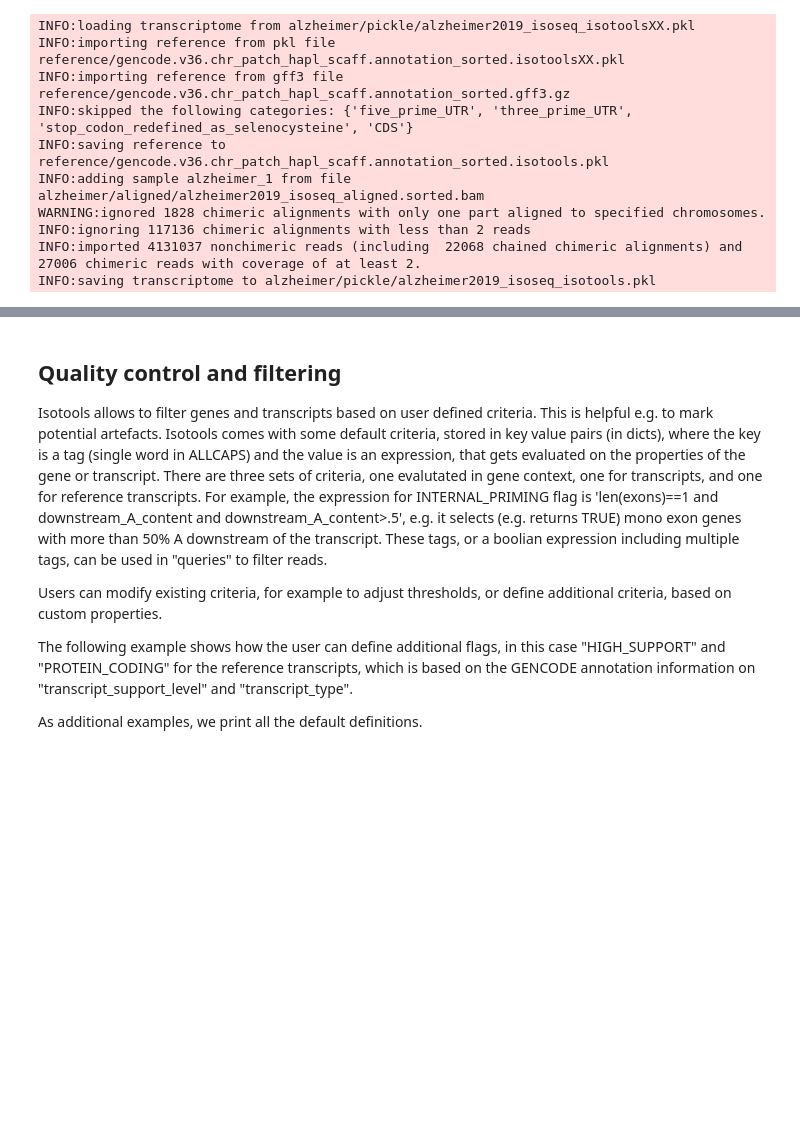
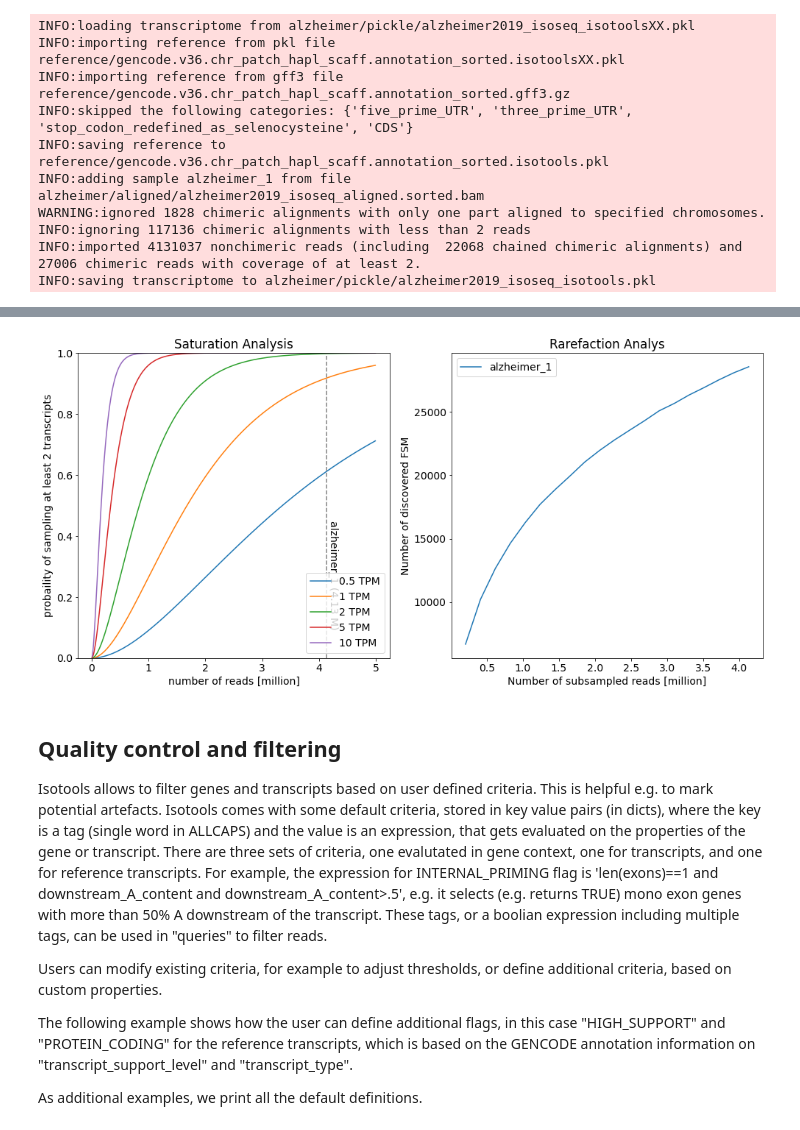
Before and after one commit to MatthiasLienhard/isotools, a Jupyter notebook: docs/notebooks/isotools_alzheimer.ipynb, the cells around one changed output, grey strips where cells are left out. Cells and saved outputs as stored; diff of their text form; code cells hidden in the pictures; blank space fills up the shorter version.

```diff
--- a/docs/notebooks/isotools_alzheimer.ipynb
+++ b/docs/notebooks/isotools_alzheimer.ipynb
@@ -96,3 +106,21 @@ INFO:saving transcriptome to alzheimer/pickle/alzheimer2019_isoseq_isotools.pkl
+# %%
+from isotools.plots import plot_saturation
+plt.rcParams["figure.figsize"] = (14,7)
+fig, axs=plt.subplots(1,2)
+
+plot_saturation(isoseq,cov_th=2, x_range=(1e4,5e6,1e4), ax=axs[0])
+
+rarefraction=isoseq.rarefaction(min_coverage=2, tr_filter={'query':'FSM'})
+for sa in isoseq.samples:
+    total=isoseq.sample_table.nonchimeric_reads[isoseq.sample_table.name==sa]
+    axs[1].plot([f*total/1e6 for f in rarefraction.index],rarefraction[sa], label=sa)
+axs[1].legend()
+axs[1].set_title('Rarefaction Analys')
+axs[1].set_ylabel('Number of discovered FSM')
+axs[1].set_xlabel('Number of subsampled reads [million]')
+fig.tight_layout()
+# %% [output]
+[figure, added]
 # %% [markdown]
 ## Quality control and filtering
 Isotools allows to filter genes and transcripts based on user defined criteria. This is helpful e.g. to mark potential artefacts. Isotools comes with some default criteria, stored in key value pairs (in dicts), where the key is a tag (single word in ALLCAPS) and the value is an expression, that gets evaluated on the properties of the gene or transcript.
```
Also changed, not shown: parts of 4 cells of this notebook, 20 other files.
